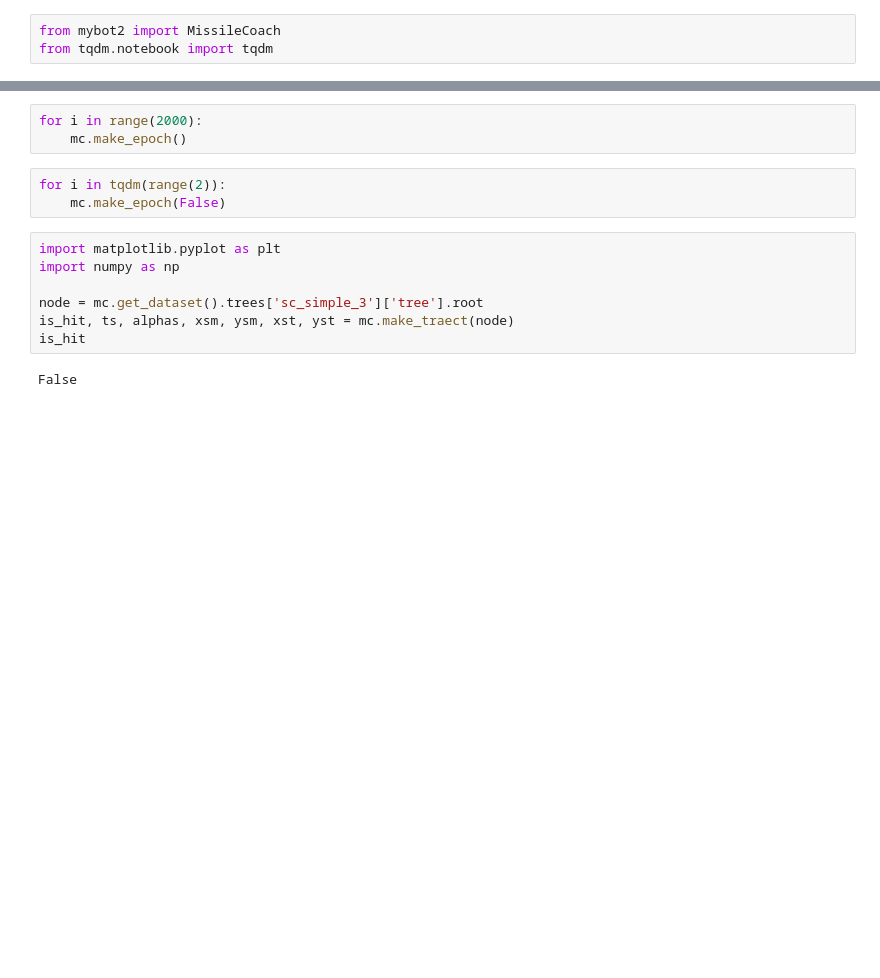
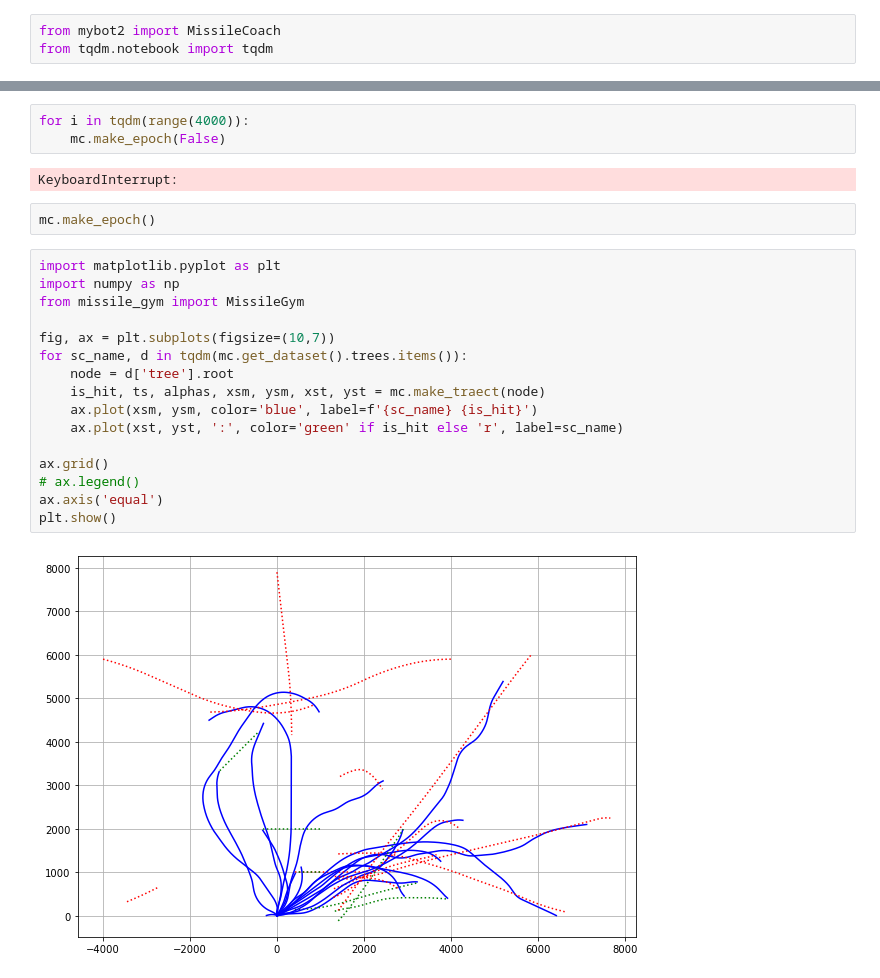
Before and after one commit to TovarnovM/neuro_missile, a Jupyter notebook: src/Agent Training 2.ipynb, the cells around one changed output, grey strips where cells are left out. Cells and saved outputs as stored; diff of their text form; blank space fills up the shorter version.

```diff
--- a/src/Agent Training 2.ipynb
+++ b/src/Agent Training 2.ipynb
@@ -12,16 +26,26 @@ Loading D:\neuro_missile\src\saves\sc_simple_1.bin...
 Dataset loaded!
 # %%
-for i in range(2000):
-    mc.make_epoch()
+for i in tqdm(range(4000)):
+    mc.make_epoch(False)
+# %% [output]
+KeyboardInterrupt:
-# %%
-for i in tqdm(range(2)):
-    mc.make_epoch(False)
+# %%
+mc.make_epoch()
 # %%
 import matplotlib.pyplot as plt
 import numpy as np
+from missile_gym import MissileGym
 
-node = mc.get_dataset().trees['sc_simple_3']['tree'].root
-is_hit, ts, alphas, xsm, ysm, xst, yst = mc.make_traect(node)
-is_hit
+fig, ax = plt.subplots(figsize=(10,7))
+for sc_name, d in tqdm(mc.get_dataset().trees.items()):
+    node = d['tree'].root
+    is_hit, ts, alphas, xsm, ysm, xst, yst = mc.make_traect(node)
+    ax.plot(xsm, ysm, color='blue', label=f'{sc_name} {is_hit}')
+    ax.plot(xst, yst, ':', color='green' if is_hit else 'r', label=sc_name)
+
+ax.grid()
+# ax.legend()
+ax.axis('equal')
+plt.show()
 # %% [output]
-False
+[figure, added]
```
Also changed, not shown: parts of 7 cells of this notebook, 21 other files.
